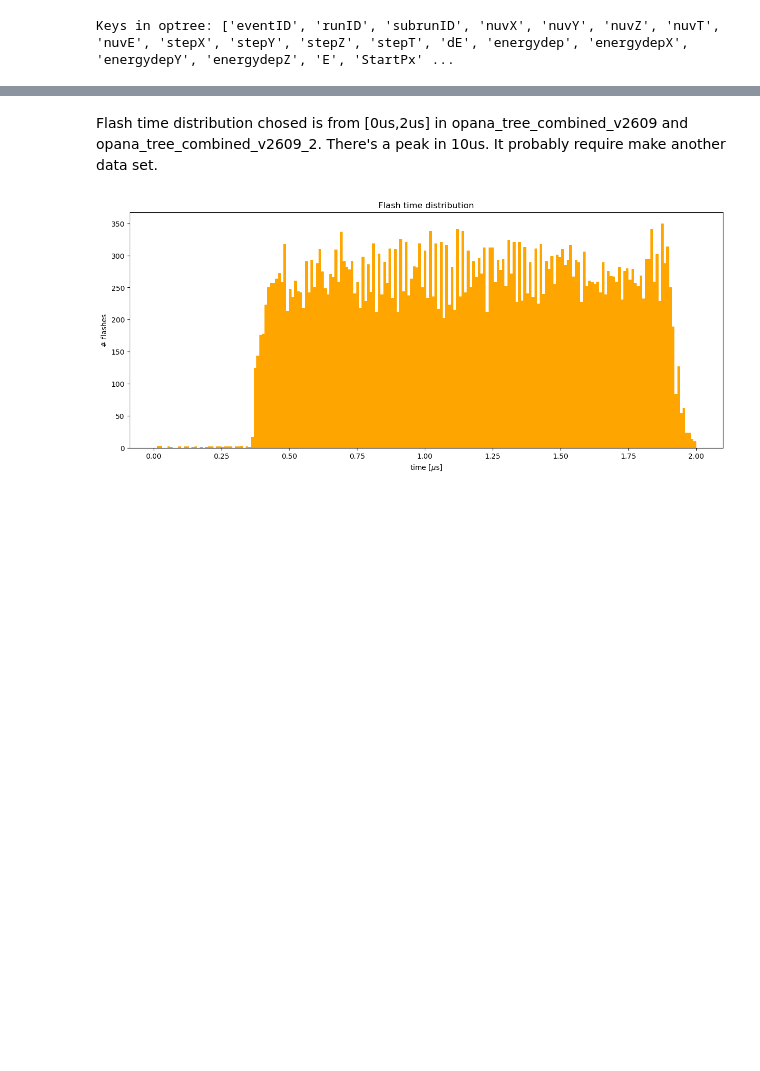
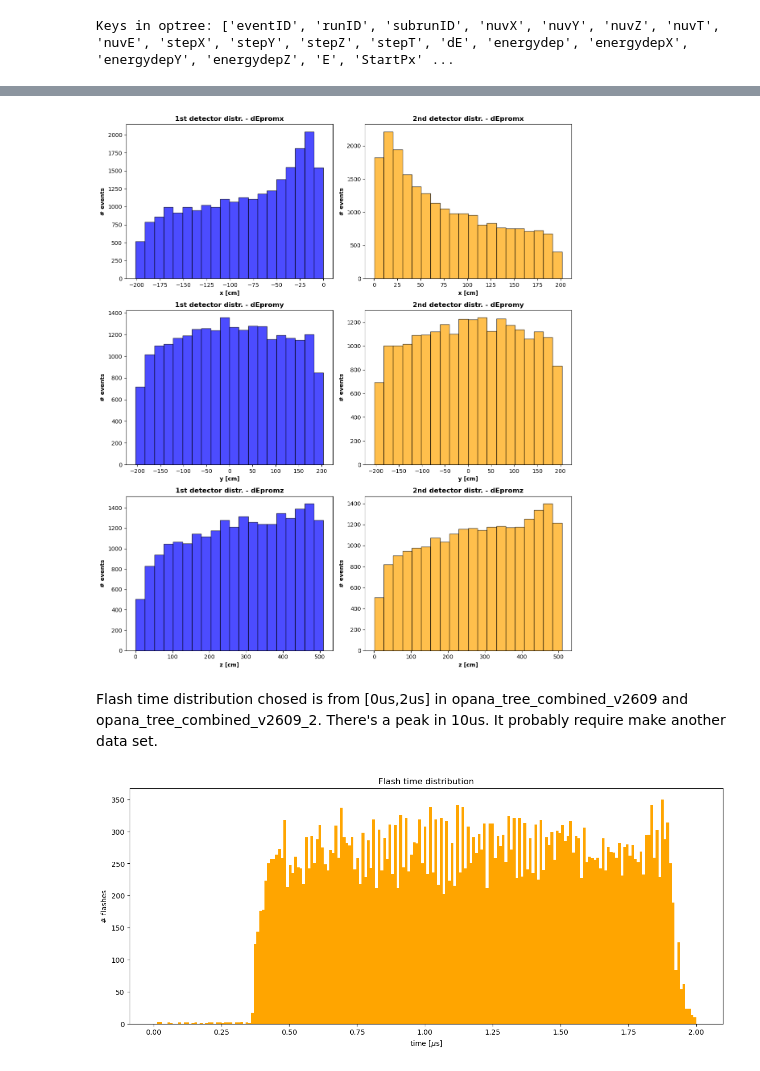
Before and after one commit to CIEMAT-Neutrino/AI_nuvT, a Jupyter notebook: Data_analysis.ipynb, the cells around one changed output, grey strips where cells are left out. Cells and saved outputs as stored; diff of their text form; code cells hidden in the pictures; blank space fills up the shorter version.

```diff
--- a/Data_analysis.ipynb
+++ b/Data_analysis.ipynb
@@ -1,7 +1,7 @@
 # %%
 from imports import *
 # %%
-file_path = '/data/vidales/opana_tree_combined_v2609.root'
+file_path = '/data/vidales/opana_tree_combined_v0411_both.root'
 file = uproot.open(file_path)
 optree = file['opanatree']['OpAnaTree'] # Tree con número de fotoelectrones
 print("Keys in optree:", optree.keys())
@@ -10,14 +36,78 @@ Keys in optree: ['eventID', 'runID', 'subrunID', 'nuvX', 'nuvY', 'nuvZ', 'nuvT',
 # %%
 # Load variables to be predicted and associated data in a single step
-hit_nuvT, hit_PE, hit_ch, hit_t = (optree[key].array() for key in ['nuvT', 'flash_ophit_pe', 'flash_ophit_ch', 'flash_ophit_time'])
+hit_nuvT, hit_PE, hit_ch, hit_t, dEpromx, dEpromy, dEpromz = (optree[key].array() for key in ['nuvT', 'flash_ophit_pe', 'flash_ophit_ch', 'flash_ophit_time','dEpromx','dEpromy','dEpromz'])
 
 
 # Filter out subarrays with more than one neutrino interaction
-hit_nuvT_filtered, hit_PE_filtered, hit_ch_filtered, hit_t_filtered = zip(*[
-    (subarray_nuvT, subarray_PE, subarray_ch, subarray_t)
-    for subarray_nuvT, subarray_PE, subarray_ch, subarray_t in zip(hit_nuvT, hit_PE, hit_ch, hit_t)
+hit_nuvT_f, hit_PE_f, hit_ch_f, hit_t_f, dEpromx_f, dEpromy_f, dEpromz_f  = zip(*[
+    (subarray_nuvT, subarray_PE, subarray_ch, subarray_t, subarray_dEpromx, subarray_dEpromy, subarray_dEpromz)
+    for subarray_nuvT, subarray_PE, subarray_ch, subarray_t, subarray_dEpromx, subarray_dEpromy, subarray_dEpromz in zip(hit_nuvT, hit_PE, hit_ch, hit_t, dEpromx, dEpromy, dEpromz)
     if len(subarray_nuvT) ==1
 ])
+# %%
+import matplotlib.pyplot as plt
+import awkward as ak
+
+sns.reset_defaults()
+# Extract the first and second elements from each array
+first_elements_x = ak.to_numpy([arr[0] for arr in dEpromx_f])
+second_elements_x = ak.to_numpy([arr[1] for arr in dEpromx_f])
+
+first_elements_y = ak.to_numpy([arr[0] for arr in dEpromy_f])
+second_elements_y = ak.to_numpy([arr[1] for arr in dEpromy_f])
+
+first_elements_z = ak.to_numpy([arr[0] for arr in dEpromz_f])
+second_elements_z = ak.to_numpy([arr[1] for arr in dEpromz_f])
+
+# Create histograms
+plt.figure(figsize=(12, 14))
+
+# Histogram for the first elements
+plt.subplot(3, 2, 1)
+plt.hist(first_elements_x[first_elements_x != -999], bins=20, color='blue', alpha=0.7, edgecolor='black')
+plt.title("1st detector distr. - dEpromx", fontweight='bold')
+plt.xlabel("x [cm]", fontweight='bold')
+plt.ylabel("# events", fontweight='bold')
+
+# Histogram for the second elements
+plt.subplot(3, 2, 2)
+plt.hist(second_elements_x[second_elements_x != -999], bins=20, color='orange', alpha=0.7, edgecolor='black')
+plt.title("2nd detector distr. - dEpromx", fontweight='bold')
+plt.xlabel("x [cm]", fontweight='bold')
+plt.ylabel("# events", fontweight='bold')
+
+# Histogram for the first elements
+plt.subplot(3, 2, 3)
+plt.hist(first_elements_y[first_elements_y != -999], bins=20, color='blue', alpha=0.7, edgecolor='black')
+plt.title("1st detector distr. - dEpromy", fontweight='bold')
+plt.xlabel("y [cm]", fontweight='bold')
+plt.ylabel("# events", fontweight='bold')
+
+# Histogram for the second elements
+plt.subplot(3, 2, 4)
+plt.hist(second_elements_y[second_elements_y != -999], bins=20, color='orange', alpha=0.7, edgecolor='black')
+plt.title("2nd detector distr. - dEpromy", fontweight='bold')
+plt.xlabel("y [cm]", fontweight='bold')
+plt.ylabel("# events", fontweight='bold')
+
+# Histogram for the first elements
+plt.subplot(3, 2, 5)
+plt.hist(first_elements_z[first_elements_z != -999], bins=20, color='blue', alpha=0.7, edgecolor='black')
+plt.title("1st detector distr. - dEpromz", fontweight='bold')
+plt.xlabel("z [cm]", fontweight='bold')
+plt.ylabel("# events", fontweight='bold')
+
+# Histogram for the second elements
+plt.subplot(3, 2, 6)
+plt.hist(second_elements_z[second_elements_z != -999], bins=20, color='orange', alpha=0.7, edgecolor='black')
+plt.title("2nd detector distr. - dEpromz", fontweight='bold')
+plt.xlabel("z [cm]", fontweight='bold')
+plt.ylabel("# events", fontweight='bold')
+
+plt.tight_layout()
+plt.show()
+# %% [output]
+[figure, added]
 # %% [markdown]
 Flash time distribution chosed is from [0us,2us] in opana_tree_combined_v2609 and opana_tree_combined_v2609_2. There's a peak in 10us. It probably require make another data set.
 # %%
```
Also changed, not shown: parts of 2 cells of this notebook, 3 other files.
